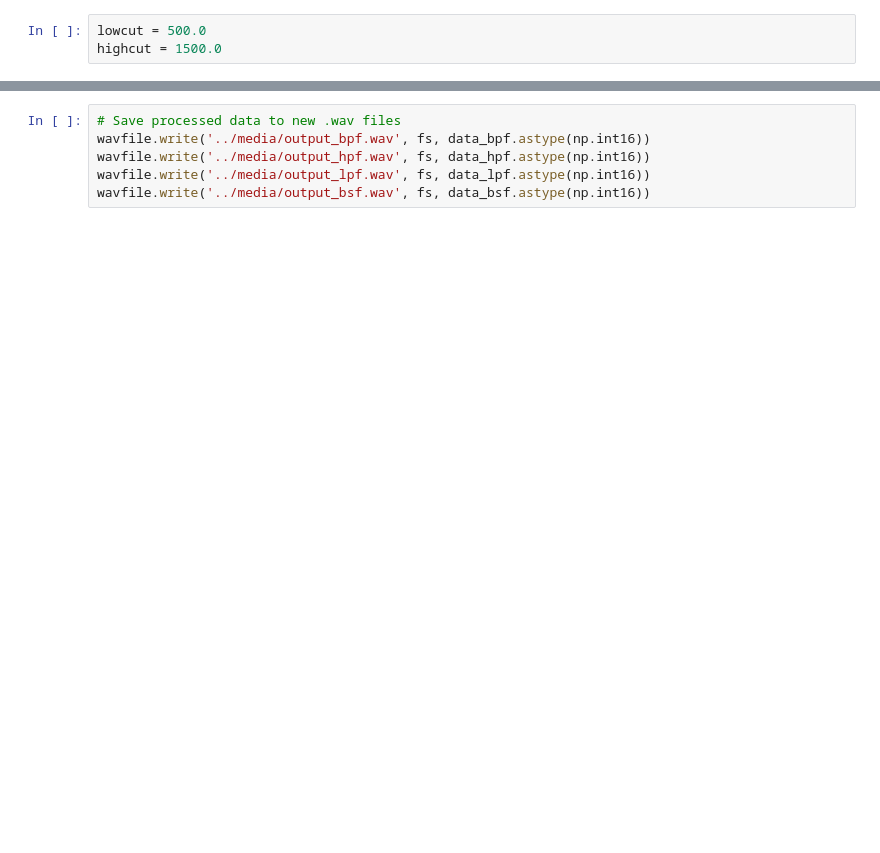
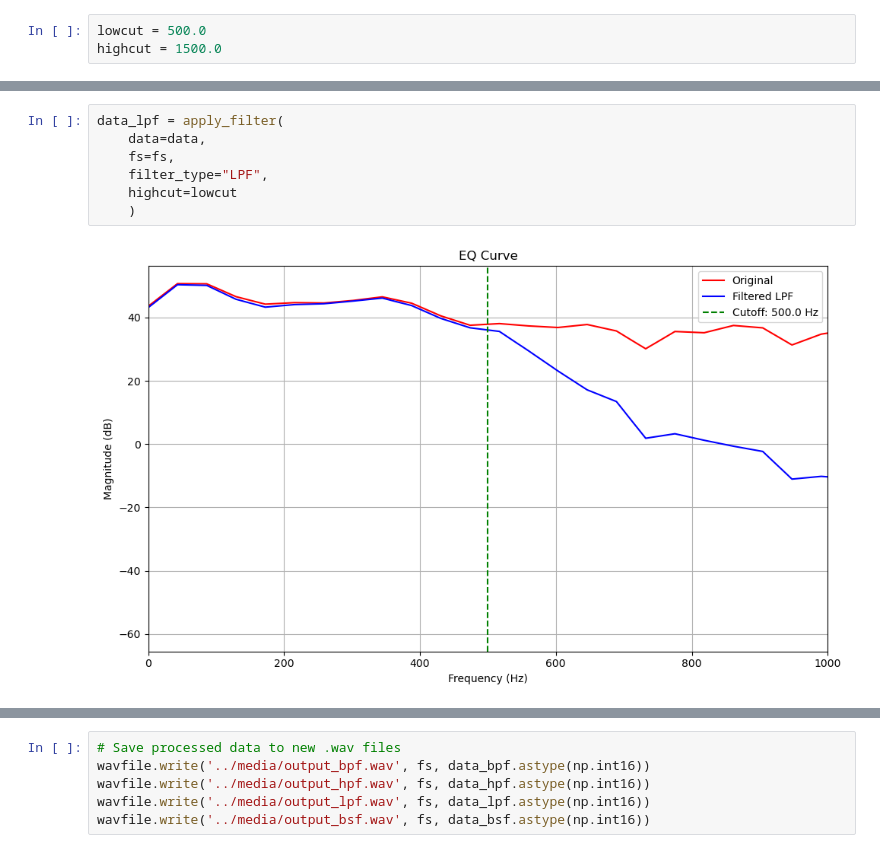
Before and after one commit to PNU-AID/audio-DSP-study, a Jupyter notebook: gamchan/0810/impulse_response.ipynb, the cells around one changed output, grey strips where cells are left out. Cells and saved outputs as stored; diff of their text form; blank space fills up the shorter version.

```diff
--- a/gamchan/0810/impulse_response.ipynb
+++ b/gamchan/0810/impulse_response.ipynb
@@ -90,0 +133,9 @@ plot_signal(time, data_bsf, "Band Stop Filtered Signal")
+# %%
+data_lpf = apply_filter(
+    data=data,
+    fs=fs,
+    filter_type="LPF",
+    highcut=lowcut
+    )
+# %% [output]
+[figure, added]
```
Also changed, not shown: parts of 27 cells of this notebook, 1 other file.
